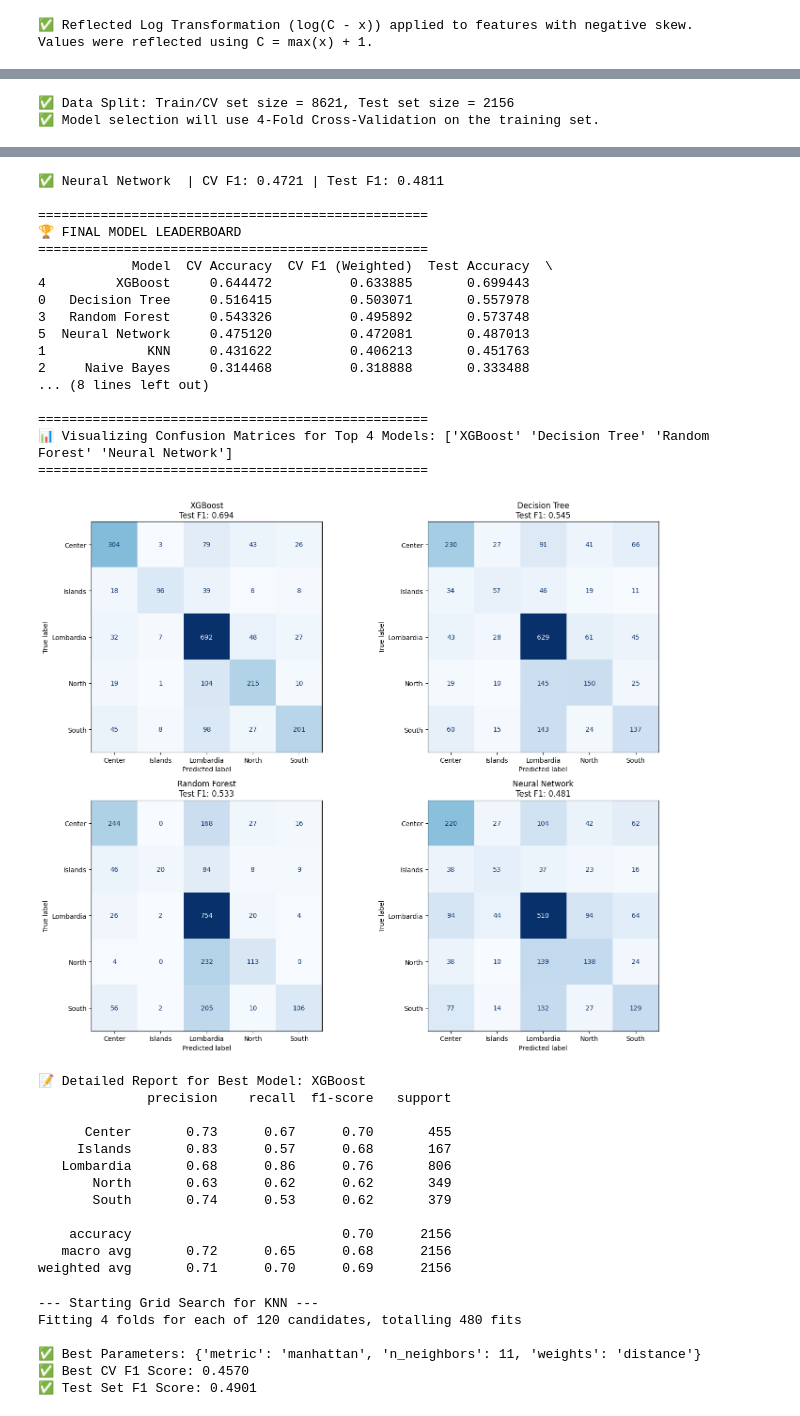
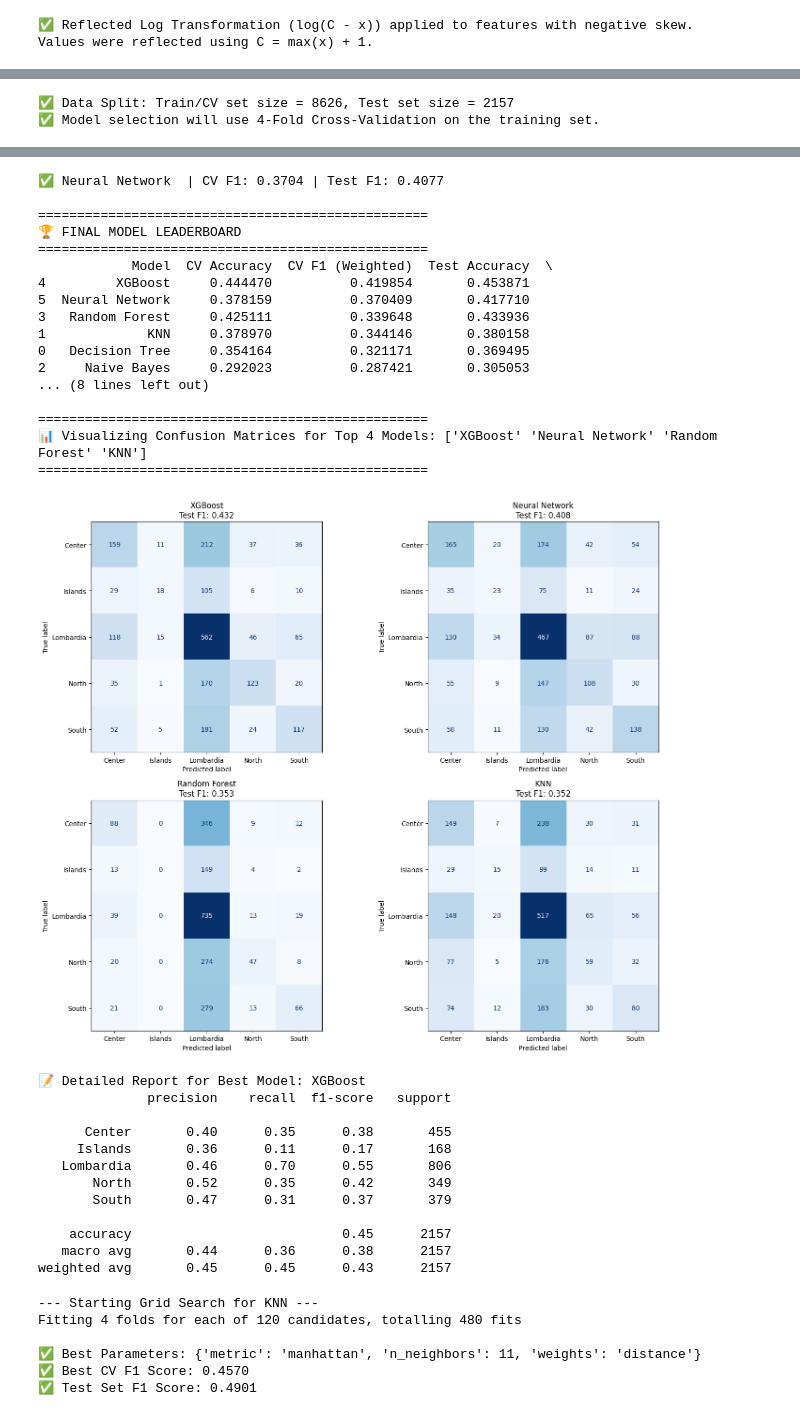
Before and after one commit to Syreel/DataMining, a Jupyter notebook: predictive_analysis.ipynb, the cells around one changed output, grey strips where cells are left out. Saved outputs shown, nothing was run; the diff lists cells and outputs as text; code cells hidden in the pictures.

```diff
--- a/predictive_analysis.ipynb
+++ b/predictive_analysis.ipynb
@@ -124,21 +157,21 @@ NUMERIC_FEATURES = [
     # 'Artist_Release_Entropy',
     # 'Centroid_Entropy',
     'Characters_Per_Minute',
-    'mean_duration_song_per_album',
+    # 'mean_duration_song_per_album',
     'avg_token_per_clause'
 ]
 
 CATEGORICAL_FEATURES = [
     'gender_M',
-    'artist_generation_encoded',
+    # 'artist_generation_encoded',
     'has_featured_artist_True',
-    'primary_topic_Drugs and Alcohol',
-    'primary_topic_Love and Relationships',
-    'primary_topic_Money and Success',
-    'primary_topic_Politics and Society',
-    'primary_topic_Sadness and Depression',
-    'primary_topic_Sex',
-    'primary_topic_Too Short'
+    # 'primary_topic_Drugs and Alcohol',
+    # 'primary_topic_Love and Relationships',
+    # 'primary_topic_Money and Success',
+    # 'primary_topic_Politics and Society',
+    # 'primary_topic_Sadness and Depression',
+    # 'primary_topic_Sex',
+    # 'primary_topic_Too Short'
 ]
 # %%
 COLS = NUMERIC_FEATURES + CATEGORICAL_FEATURES
@@ -251,7 +286,7 @@ cv_strategy = StratifiedKFold(n_splits=N_FOLDS, shuffle=True, random_state=42)
 print(f"✅ Data Split: Train/CV set size = {X_train.shape[0]}, Test set size = {X_test.shape[0]}")
 print(f"✅ Model selection will use {N_FOLDS}-Fold Cross-Validation on the training set.")
 # %% [output]
-✅ Data Split: Train/CV set size = 8621, Test set size = 2156
+✅ Data Split: Train/CV set size = 8626, Test set size = 2157
 ✅ Model selection will use 4-Fold Cross-Validation on the training set.
 # %%
 # --- 1. Define Models ---
@@ -260,7 +295,7 @@ models = {
     "KNN": KNeighborsClassifier(n_neighbors=10),
     "Naive Bayes": GaussianNB(),
     "Random Forest": RandomForestClassifier(n_estimators=100, max_depth=15, random_state=42),
-    "XGBoost": xgb.XGBClassifier(n_estimators=100, max_depth=6, eval_metric='mlogloss', random_state=42),
+    "XGBoost": xgb.XGBClassifier(n_estimators=300, max_depth=None, eval_metric='mlogloss', random_state=42),
     "Neural Network": MLPClassifier(hidden_layer_sizes=(50, 20), max_iter=500, random_state=42)
 }
 
@@ -376,33 +411,33 @@ print(classification_report(
-✅ Neural Network  | CV F1: 0.4721 | Test F1: 0.4811
+✅ Neural Network  | CV F1: 0.3704 | Test F1: 0.4077
 
 ==================================================
 🏆 FINAL MODEL LEADERBOARD
 ==================================================
             Model  CV Accuracy  CV F1 (Weighted)  Test Accuracy  \
-4         XGBoost     0.644472          0.633885       0.699443
-0   Decision Tree     0.516415          0.503071       0.557978
-3   Random Forest     0.543326          0.495892       0.573748
-5  Neural Network     0.475120          0.472081       0.487013
-1             KNN     0.431622          0.406213       0.451763
-2     Naive Bayes     0.314468          0.318888       0.333488
+4         XGBoost     0.444470          0.419854       0.453871
+5  Neural Network     0.378159          0.370409       0.417710
+3   Random Forest     0.425111          0.339648       0.433936
+1             KNN     0.378970          0.344146       0.380158
+0   Decision Tree     0.354164          0.321171       0.369495
+2     Naive Bayes     0.292023          0.287421       0.305053
 ... (8 lines left out)
 
 ==================================================
-📊 Visualizing Confusion Matrices for Top 4 Models: ['XGBoost' 'Decision Tree' 'Random Forest' 'Neural Network']
+📊 Visualizing Confusion Matrices for Top 4 Models: ['XGBoost' 'Neural Network' 'Random Forest' 'KNN']
 ==================================================
-[figure, old version]
+[figure, new version]
 📝 Detailed Report for Best Model: XGBoost
               precision    recall  f1-score   support
 
-      Center       0.73      0.67      0.70       455
-     Islands       0.83      0.57      0.68       167
-   Lombardia       0.68      0.86      0.76       806
-       North       0.63      0.62      0.62       349
-       South       0.74      0.53      0.62       379
+      Center       0.40      0.35      0.38       455
+     Islands       0.36      0.11      0.17       168
+   Lombardia       0.46      0.70      0.55       806
+       North       0.52      0.35      0.42       349
+       South       0.47      0.31      0.37       379
 
-    accuracy                           0.70      2156
-   macro avg       0.72      0.65      0.68      2156
-weighted avg       0.71      0.70      0.69      2156
+    accuracy                           0.45      2157
+   macro avg       0.44      0.36      0.38      2157
+weighted avg       0.45      0.45      0.43      2157
 # %%
 # 1. Define the Parameter Grid
 # We will try k from 1 to 30, and both weighting strategies
```
Also changed, not shown: parts of 11 cells of this notebook, 3 other files.
